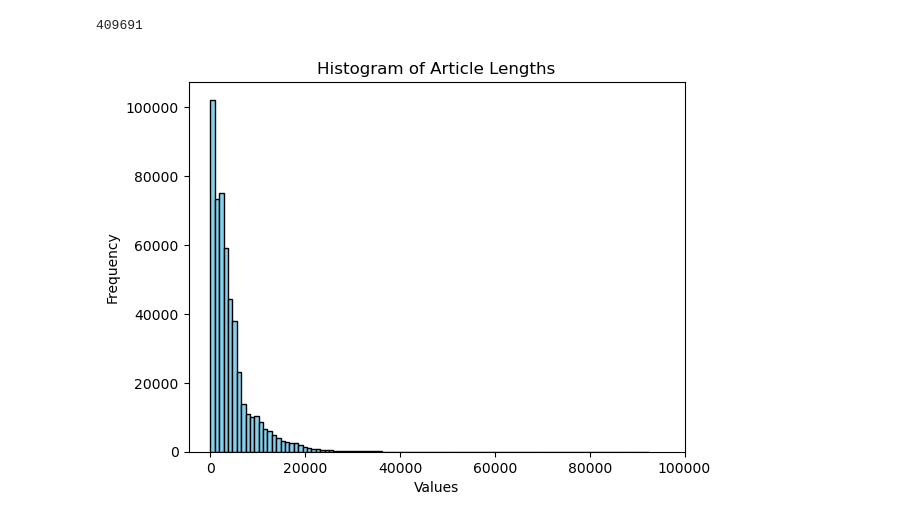
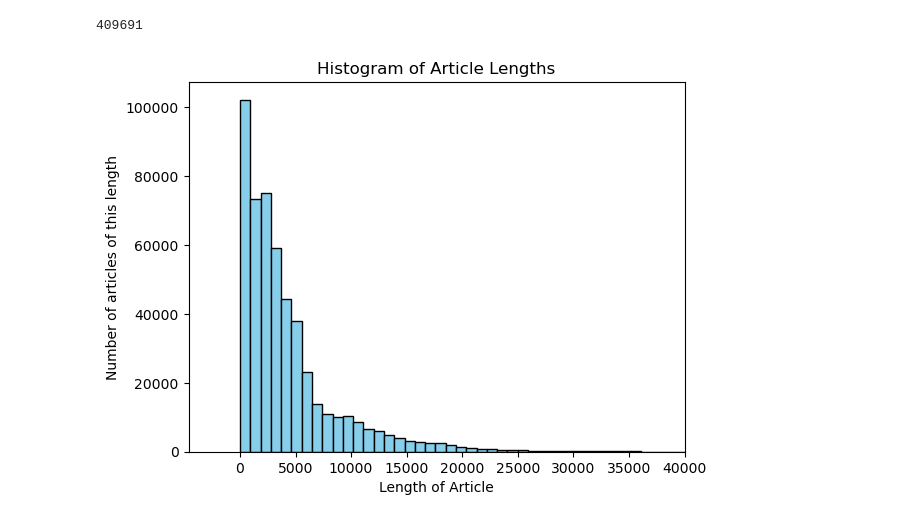
Before and after one commit to meganhmoore/LingoQuartet, a Jupyter notebook: notebooks/megans_notebook.ipynb, the cells around one changed output. Drawn from its saved outputs; the diff is of its cells as text; code cells hidden in the pictures.

```diff
--- a/notebooks/megans_notebook.ipynb
+++ b/notebooks/megans_notebook.ipynb
@@ -280,16 +280,17 @@ max(all_article_lens)
 # %%
 # Plotting the histogram
 plt.hist(article_lens, bins=100, color='skyblue', edgecolor='black')
-plt.xlim(right=100000)
+plt.xlim(right=40000)
 # Adding labels and title
-plt.xlabel('Values')
-plt.ylabel('Frequency')
+plt.xlabel('Length of Article')
+plt.ylabel('Number of articles of this length')
 plt.title('Histogram of Article Lengths')
+
 
 # Displaying the plot
 plt.show()
 # %% [output]
-[figure, old version]
+[figure, new version]
 # %%
 # write out cleaned up dataset
 with open("../data/cleaned_articles.json", "w") as fp:
```
